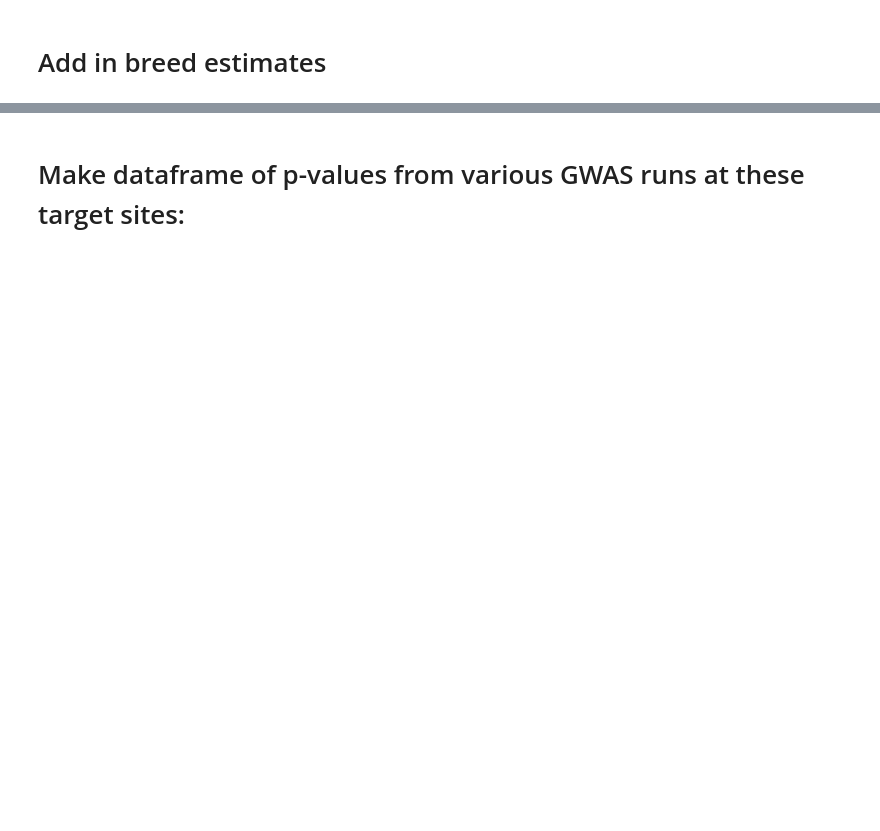
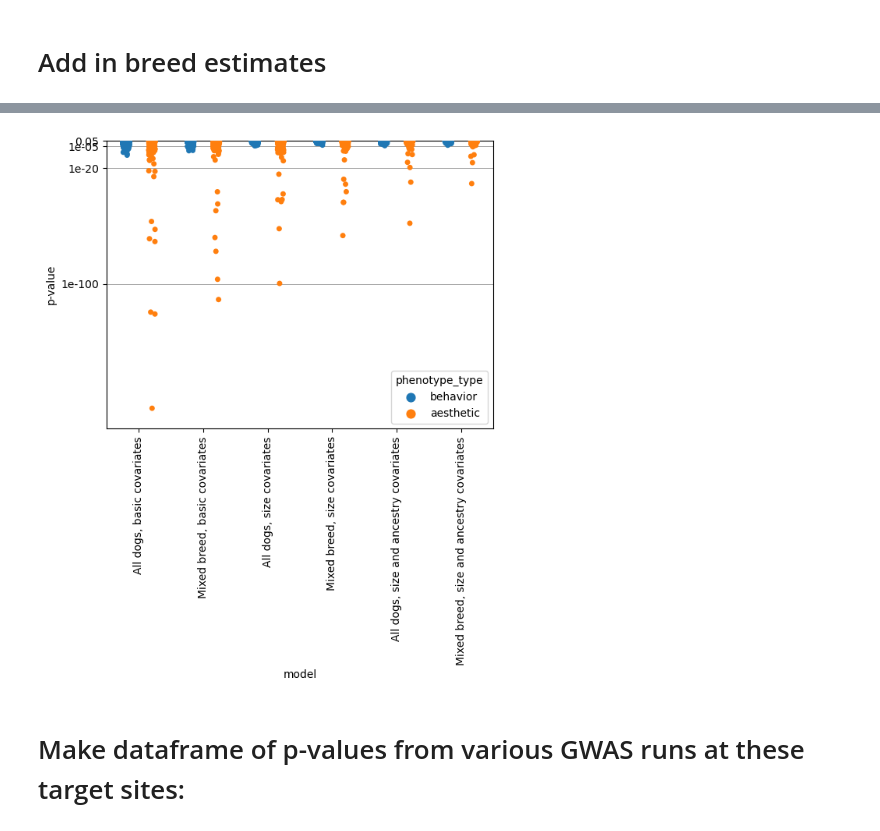
Before and after one commit to broadinstitute/dog_behavioral_gwas_paper, a Jupyter notebook: notebooks/run_predictions.ipynb, the cells around one changed output, grey strips where cells are left out. Saved outputs shown, nothing was run; the diff lists cells and outputs as text; code cells hidden in the pictures; blank space fills up the shorter version.

```diff
--- a/notebooks/run_predictions.ipynb
+++ b/notebooks/run_predictions.ipynb
@@ -208,3 +269,0 @@ results[results.duplicated(subset=["locus", "pheno", "model"], keep=False)].sort
-# %%
-results = pd.DataFrame(all_results).pivot(index = ['locus', 'pheno'], columns = 'model', values = 'LRT p-value')
-results
@@ -227,6 +271,7 @@ results
 questions_file = "/seq/vgb/bryc/data/darwins_dogs/2024-09-23_cache/questions.csv"
 quest = pd.read_csv(questions_file)
 id_to_string = dict(zip(quest.id.astype(str), quest.string))
-results = results.reset_index()
+
 results['question'] = results.pheno.map(id_to_string)
+results.to_csv("/seq/vgb/bryc/data/darwins_dogs/pnas_dog_behavior_paper/results/all-by-all_combined_prediction_pvalues_top_ancs_spearman.csv", index=False)
 # %%
@@ -233,0 +312,12 @@ results.to_csv("/seq/vgb/bryc/data/darwins_dogs/pnas_dog_behavior_paper/results/
+# %%
+results_stacked = pd.DataFrame(filled_results.set_index(['locus', 'pheno', 'question', 'phenotype_type']).stack()).reset_index()
+# %%
+results_stacked.rename(columns={0:"p-value"}, inplace=True)
+simple_names = {'phenotype ~ age_y + C(sex) + C(neutered)  + test_snp; N = 2454': 'Mixed breed, basic covariates',
+                'phenotype ~ age_y + C(sex) + C(neutered)  + test_snp; N = 3277' : "All dogs, basic covariates",
+                'phenotype ~ height + leg_length + age_y + C(sex) + C(neutered) + test_snp + breed_ancestry_estimates; N = 2454': "Mixed breed, size and ancestry covariates",
+                'phenotype ~ height + leg_length + age_y + C(sex) + C(neutered) + test_snp + breed_ancestry_estimates; N = 3277': "All dogs, size and ancestry covariates",
+                'phenotype ~ height + leg_length + age_y + C(sex) + C(neutered) + test_snp; N = 2454': "Mixed breed, size covariates",
+                'phenotype ~ height + leg_length + age_y + C(sex) + C(neutered) + test_snp; N = 3277': "All dogs, size covariates"}
+results_stacked.model.replace(simple_names, inplace=True)
+results_stacked.model.value_counts()
@@ -234,3 +332,28 @@ results.to_csv("/seq/vgb/bryc/data/darwins_dogs/pnas_dog_behavior_paper/results/
+# %%
+ordered = ['All dogs, basic covariates', 'Mixed breed, basic covariates',
+           "All dogs, size covariates",
+          "Mixed breed, size covariates",
+          "All dogs, size and ancestry covariates",
+          'Mixed breed, size and ancestry covariates']
+
+g = sns.stripplot(data=results_stacked, x="model", y="p-value", hue = "phenotype_type", dodge=True, order=ordered)
+g.set_yscale("log")
+
+# the non-logarithmic labels you want
+ticks = [1e-100, 1e-20, 0.00001, 0.05]
+g.set_yticks(ticks)
+g.set_yticklabels(ticks)
+g.set_ylim([1e-200, 0.1])
+plt.xticks(rotation=90)
+plt.axhline(y=0.00001, color = 'gray', linewidth = 0.5)
+plt.axhline(y=1e-20, color = 'gray', linewidth = 0.5)
+plt.axhline(y=1e-100, color = 'gray', linewidth = 0.5)
+
+plt.savefig("/seq/vgb/bryc/data/darwins_dogs/pnas_dog_behavior_paper/results/pvalues_of_LRT_by_model_and_phenotype.png",
+            bbox_inches='tight',
+            dpi=300)
+# %% [output]
+[figure, added]
 # %% [markdown]
 # Make dataframe of p-values from various GWAS runs at these target sites:
 # %%
```
Also changed, not shown: parts of 20 cells of this notebook, 2 other files.
